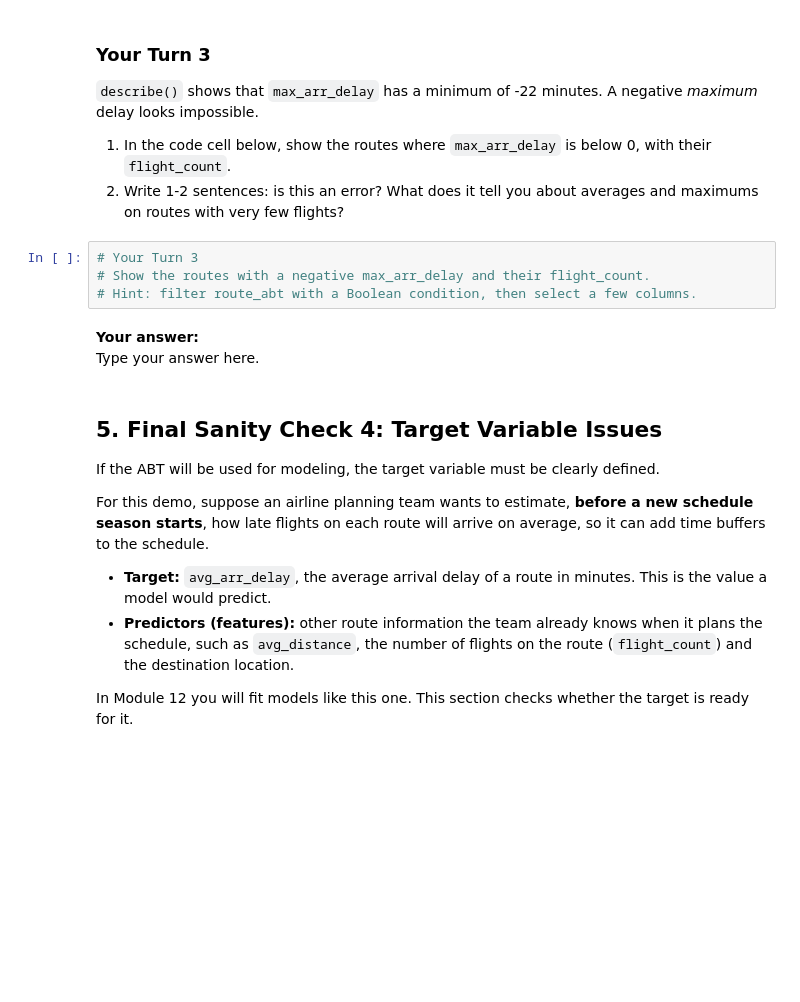
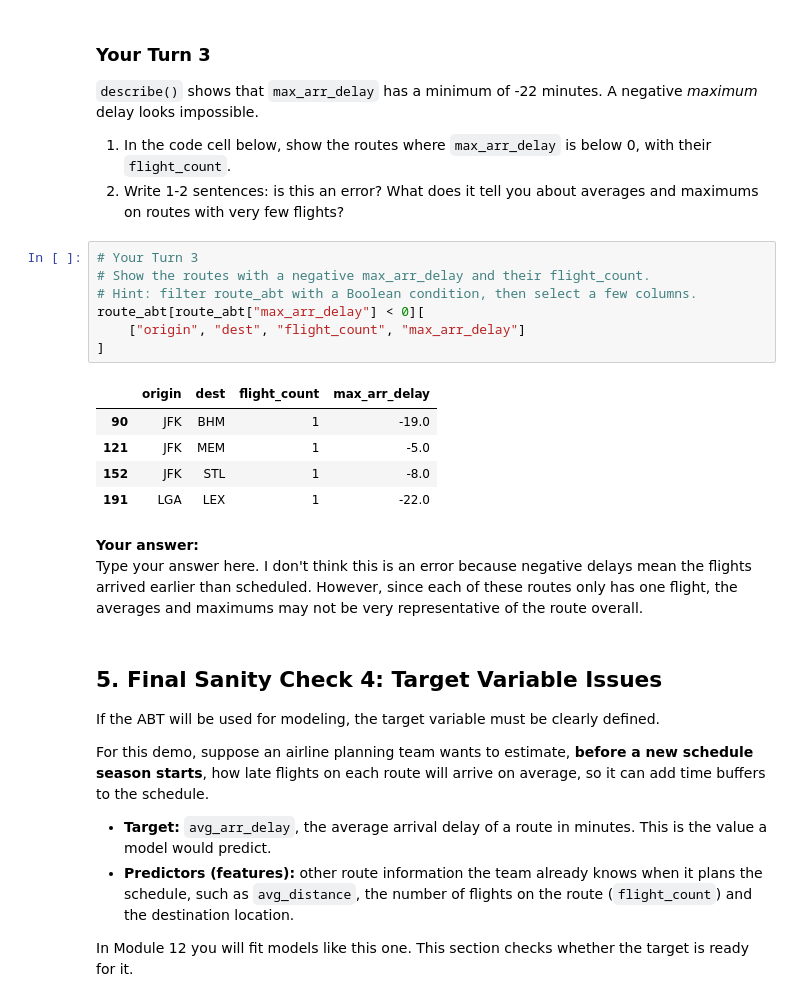
Before and after one commit to Timibab/week11ban6003, a Jupyter notebook: notebooks/module11_abt_documentation_guided_lab.ipynb, the cells around one changed output. Drawn from its saved outputs; the diff is of its cells as text; blank space fills up the shorter version.

```diff
--- a/notebooks/module11_abt_documentation_guided_lab.ipynb
+++ b/notebooks/module11_abt_documentation_guided_lab.ipynb
@@ -243,10 +332,20 @@ Extreme values do not automatically mean errors. They may be real business signa
 # %%
 # Your Turn 3
 # Show the routes with a negative max_arr_delay and their flight_count.
 # Hint: filter route_abt with a Boolean condition, then select a few columns.
+route_abt[route_abt["max_arr_delay"] < 0][
+    ["origin", "dest", "flight_count", "max_arr_delay"]
+]
+# %% [output]
+|  | origin | dest | flight_count | max_arr_delay |
+| 90 | JFK | BHM | 1 | -19.0 |
+| 121 | JFK | MEM | 1 | -5.0 |
+| 152 | JFK | STL | 1 | -8.0 |
+| 191 | LGA | LEX | 1 | -22.0 |
 # %% [markdown]
 **Your answer:**
 Type your answer here.
+I don't think this is an error because negative delays mean the flights arrived earlier than scheduled. However, since each of these routes only has one flight, the averages and maximums may not be very representative of the route overall.
 # %% [markdown]
 ## 5. Final Sanity Check 4: Target Variable Issues
 
```
Also changed, not shown: parts of 29 cells of this notebook, 3 other files.
